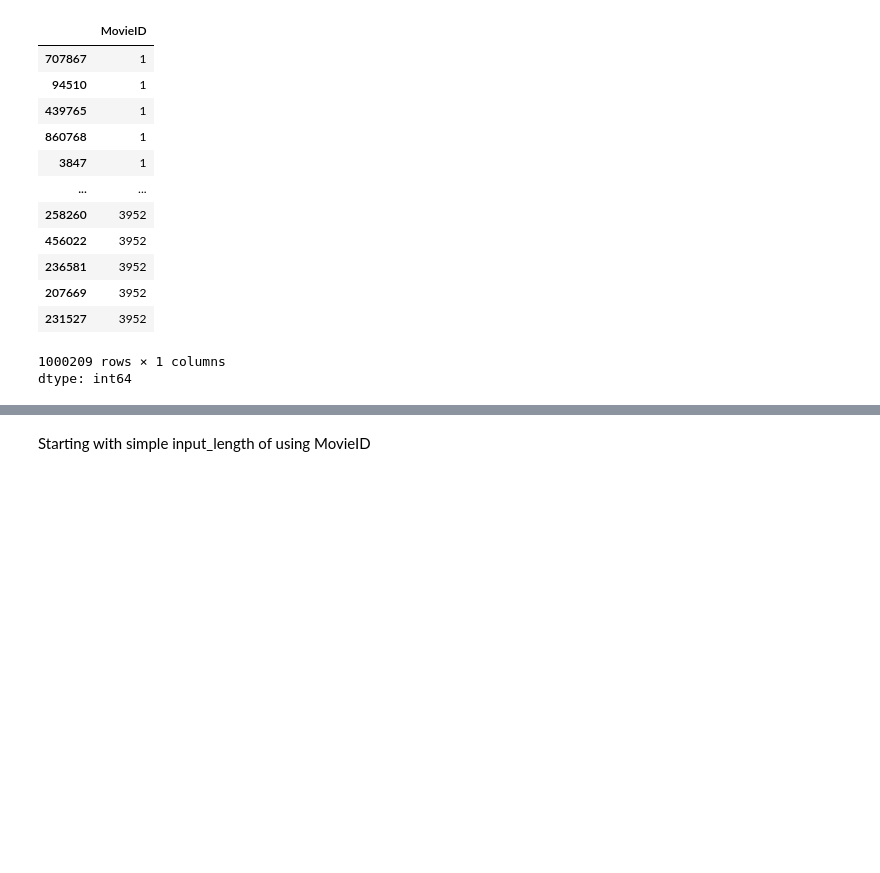
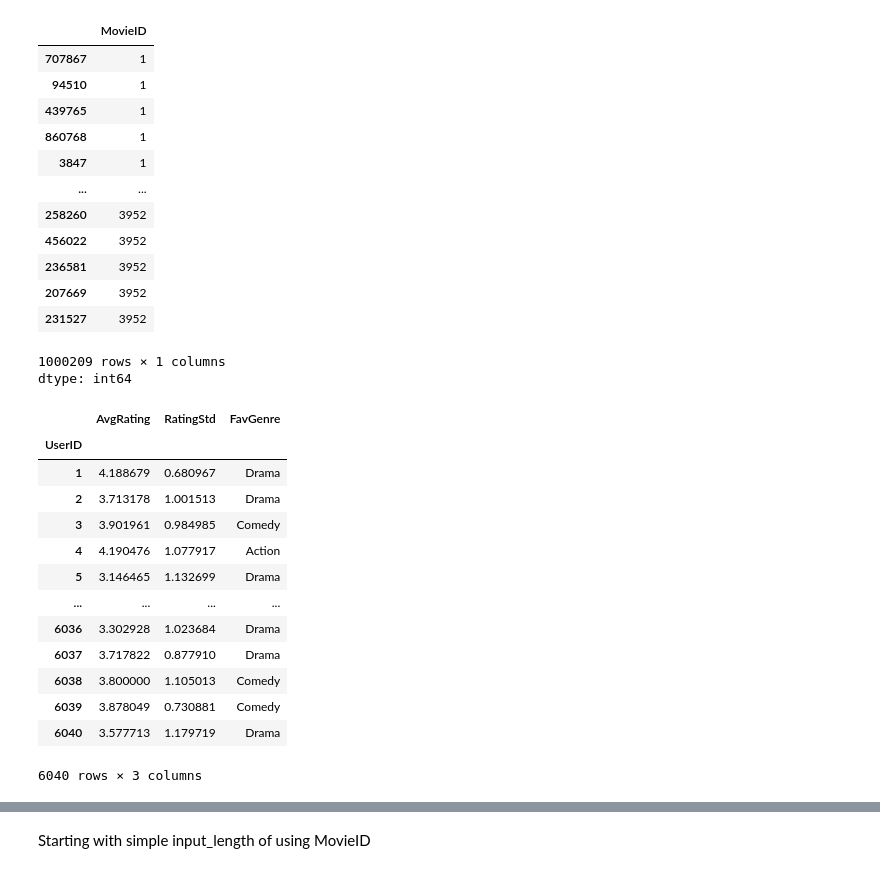
Before and after one commit to Vink23/Recommendation_Model, a Jupyter notebook: Recommendation_System.ipynb, the cells around one changed output, grey strips where cells are left out. Drawn from its saved outputs; the diff is of its cells as text; code cells hidden in the pictures; blank space fills up the shorter version.

```diff
--- a/Recommendation_System.ipynb
+++ b/Recommendation_System.ipynb
@@ -228,3 +241,6 @@ data.head()
 data['ZipPrefix'].nunique()
 # %% [output]
 678
+# %%
+genre_cols = data['Genres'].str.get_dummies(sep='|').columns
+genre_cols
@@ -275,3 +296,26 @@ data['MovieID'].sort_values()
 | 231527 | 3952 |
 1000209 rows × 1 columns
 dtype: int64
+# %%
+user_avg = data.groupby('UserID')['Rating'].mean().rename('AvgRating')
+user_std = data.groupby('UserID')['Rating'].std().fillna(0).rename('RatingStd')
+user_genre_counts = data.groupby('UserID')[genre_cols].sum()
+user_fav_genre = user_genre_counts.idxmax(axis=1).rename('FavGenre')
+# %%
+user_features = pd.concat([user_avg, user_std, user_fav_genre], axis=1)
+user_features
+# %% [output]
+|  | AvgRating | RatingStd | FavGenre |
+| UserID |  |  |  |
+| 1 | 4.188679 | 0.680967 | Drama |
+| 2 | 3.713178 | 1.001513 | Drama |
+| 3 | 3.901961 | 0.984985 | Comedy |
+| 4 | 4.190476 | 1.077917 | Action |
+| 5 | 3.146465 | 1.132699 | Drama |
+| ... | ... | ... | ... |
+| 6036 | 3.302928 | 1.023684 | Drama |
+| 6037 | 3.717822 | 0.877910 | Drama |
+| 6038 | 3.800000 | 1.105013 | Comedy |
+| 6039 | 3.878049 | 0.730881 | Comedy |
+| 6040 | 3.577713 | 1.179719 | Drama |
+6040 rows × 3 columns
```
Also changed, not shown: parts of 10 cells of this notebook.
